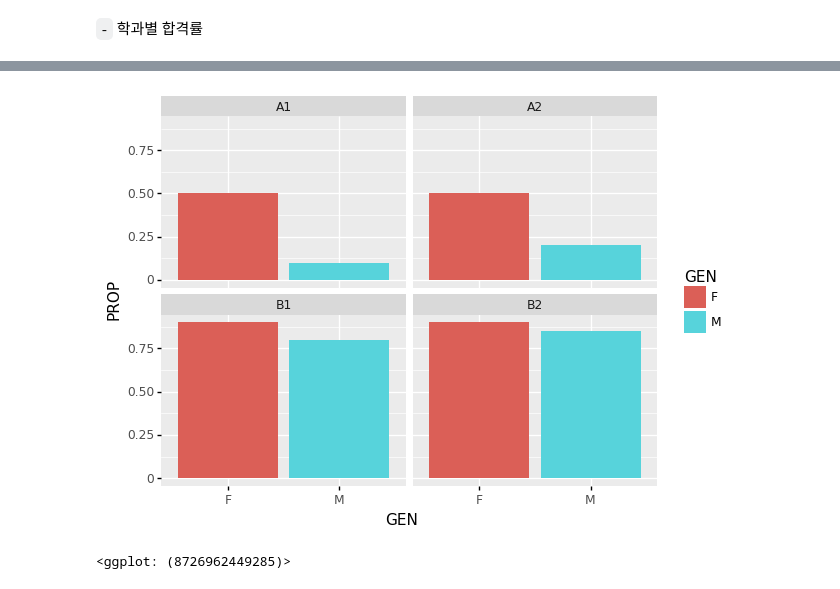
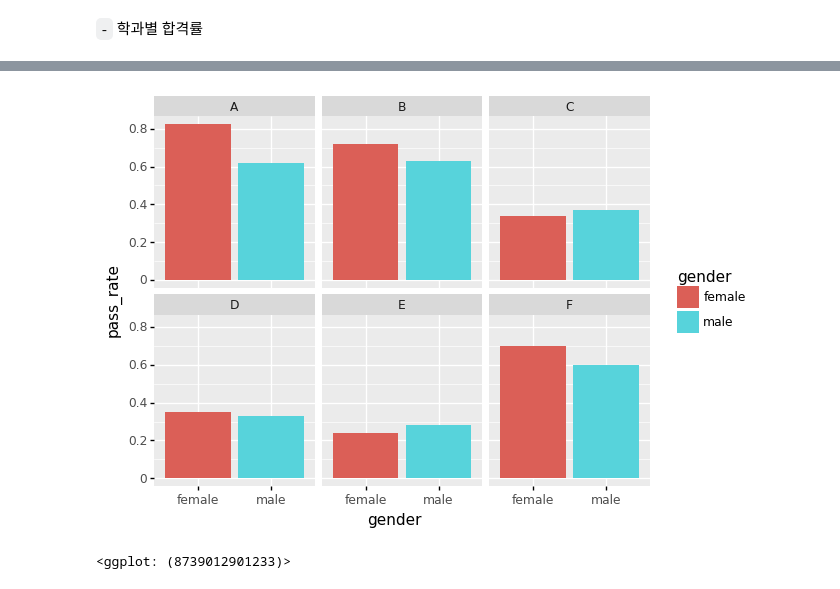
Before and after one commit to guebin/DV2022_backup, a Jupyter notebook: _notebooks/2099-01-01-draft.ipynb, the cells around one changed output, grey strips where cells are left out. Saved outputs shown, nothing was run; the diff lists cells and outputs as text; code cells hidden in the pictures.

```diff
--- a/_notebooks/2099-01-01-draft.ipynb
+++ b/_notebooks/2099-01-01-draft.ipynb
@@ -571,0 +542,5 @@ df.groupby(['GEN','STATE']).agg({'COUNT':np.sum})
+# %%
+df=pd.read_csv("Simpson.csv",index_col=0,header=[0,1])\
+.stack().stack().reset_index()\
+.rename(columns={'level_0':'department','level_1':'pass_or_fail','level_2':'gender',0:'count'})
+df
@@ -754,2 +657,5 @@ td=df.groupby(['DEP','GEN']).agg({'COUNT':sum}).reset_index()\
 # %%
-td['PROP']=td.COUNT/td.SUM
+data2= df.groupby(['department','gender']).agg({'count':np.sum}).reset_index().rename(columns={'count':'all'})\
+.merge(df)\
+.eval('pass_rate = count/all')
+data2
@@ -788,7 +680,5 @@ td.query('STATE=="PASS"')
 # %%
-ggplot(td.query('STATE=="PASS"'))\
-+geom_bar(aes(x='GEN',y='PROP',fill='GEN'),stat='identity')\
-+facet_wrap('DEP')
+ggplot(data2.query('pass_or_fail == "pass"'))+geom_col(aes(x='gender',y='pass_rate',fill='gender'))+facet_wrap('department')
 # %% [output]
-[figure, old version]
+[figure, new version]
-<ggplot: (8726962449285)>
+<ggplot: (8739012901233)>
```
Also changed, not shown: parts of 46 cells of this notebook, 1 other file.
